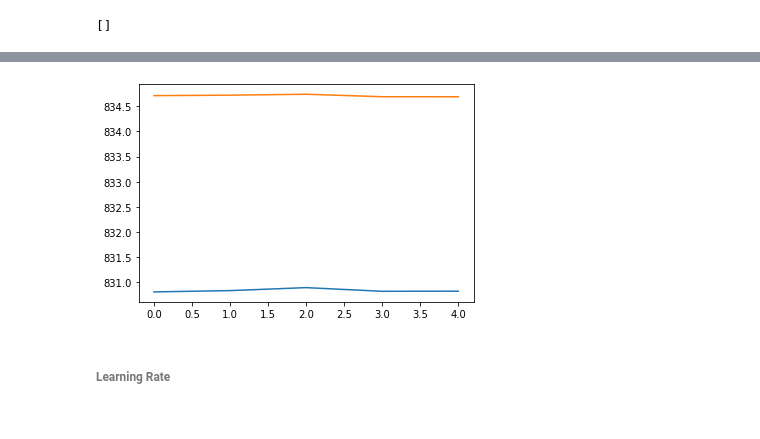
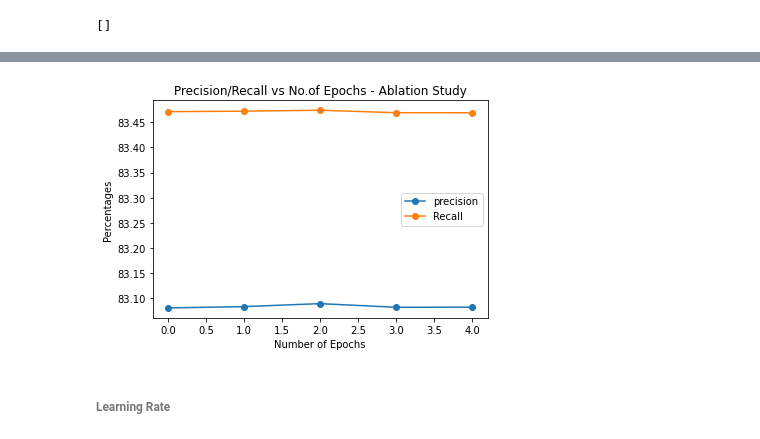
Before and after one commit to aislinblack/CS6120-NLP-Project, a Jupyter notebook: GPT/GPT.ipynb, the cells around one changed output, grey strips where cells are left out. Cells and saved outputs as stored; diff of their text form; code cells hidden in the pictures.

```diff
--- a/GPT/GPT.ipynb
+++ b/GPT/GPT.ipynb
@@ -12,7 +17,7 @@ import openai
 import json
 import pandas as pd
 # %%
-openai.api_key = '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'
+openai.api_key = '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'
 # %%
 import os
 import openai
@@ -607,22 +687,22 @@ ablation_epoch.setdefault('recall', [])
 # %%
-for epoch in tqdm(range(5)):
+for epoch in range(4):
+  print(f"Current epoch: {epoch}")
 
-  !openai -k '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' api fine_tunes.create -t '/content/qa_prepared.jsonl' -m 'ada' --n_epochs 1
+  !openai -k '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' api fine_tunes.create \
+  -t '/content/qa_prepared.jsonl' \
+  -m 'ada:ft-personal-2022-08-14-11-39-12' \
+  --n_epochs 1
 
   predictions_4 = []
   sleep_counter = 0
 
-  for qstn in df['prompt']:
-    # repeat_to_get_max = []
-    # for i in range(10):
+  for qstn in tqdm(df['prompt']):
 
     try:
       response = openai.Completion.create(
-          model='ada:ft-personal-2022-08-14-01-05-41',
+          model='ada:ft-personal-2022-08-14-11-39-12',
           prompt=qstn,
           temperature=0)
-      # answer = !openai -k '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' api completions.create -m 'curie:ft-personal-2022-08-12-23-49-58' -p str(qstn)
-      # repeat_to_get_max.append(answer[-1])
 
       answer = response['choices'][0]['text'].split('\n\n###\n\n ')
       if len(answer) == 0:
@@ -631,13 +711,11 @@ for epoch in tqdm(range(5)):
         predictions_4.append(" ".join(answer[1:]))
 
     except openai.error.RateLimitError:
-      print("sleeping...")
       time.sleep(60)
       sleep_counter += 1
-      print("back to work...")
 
       response = openai.Completion.create(
-          model='ada:ft-personal-2022-08-14-01-05-41',
+          model='ada:ft-personal-2022-08-14-11-39-12',
           prompt=qstn,
           temperature=0)
       # answer = !openai -k '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' api completions.create -m 'curie:ft-personal-2022-08-12-23-49-58' -p str(qstn)
@@ -650,7 +728,6 @@ for epoch in tqdm(range(5)):
         predictions_4.append(" ".join(answer[1:]))
       # print(f"This is the type of exception: {type(ex)}")
 
-
   # Convert predictions to numpy array and flatten
   predictions = np.array(predictions_4)
   predictions = predictions.flatten()
@@ -662,7 +739,6 @@ for epoch in tqdm(range(5)):
   print(results.keys())
 
   # Print statements in loop
-  print(f"After {epoch} number of epochs")
   print(len(results['f1']))
   print(np.mean(results['precision']))
   print(np.mean(results['f1']))
@@ -837,11 +777,15 @@ with open('/content/ablation_epoch.pkl', 'rb') as fid:
      ablation_epoch = pickle.load(fid)
 # %%
 # Visualizing the study
-plt.plot([x for x in range(5)], np.array(ablation_epoch['precision']) * 1000)
-plt.plot([x for x in range(5)], np.array(ablation_epoch['recall']) * 1000)
+plt.plot([x for x in range(5)], np.array(ablation_epoch['precision']) * 100, marker='o')
+plt.plot([x for x in range(5)], np.array(ablation_epoch['recall']) * 100, marker='o')
+plt.xlabel("Number of Epochs")
+plt.ylabel("Percentages")
+plt.title("Precision/Recall vs No.of Epochs - Ablation Study")
+plt.legend(['precision', 'Recall'])
 plt.show()
 # %% [output]
-[figure, old version]
+[figure, new version]
 # %% [markdown]
 ###### Learning Rate
 # %%
```
Also changed, not shown: parts of 25 cells of this notebook.
